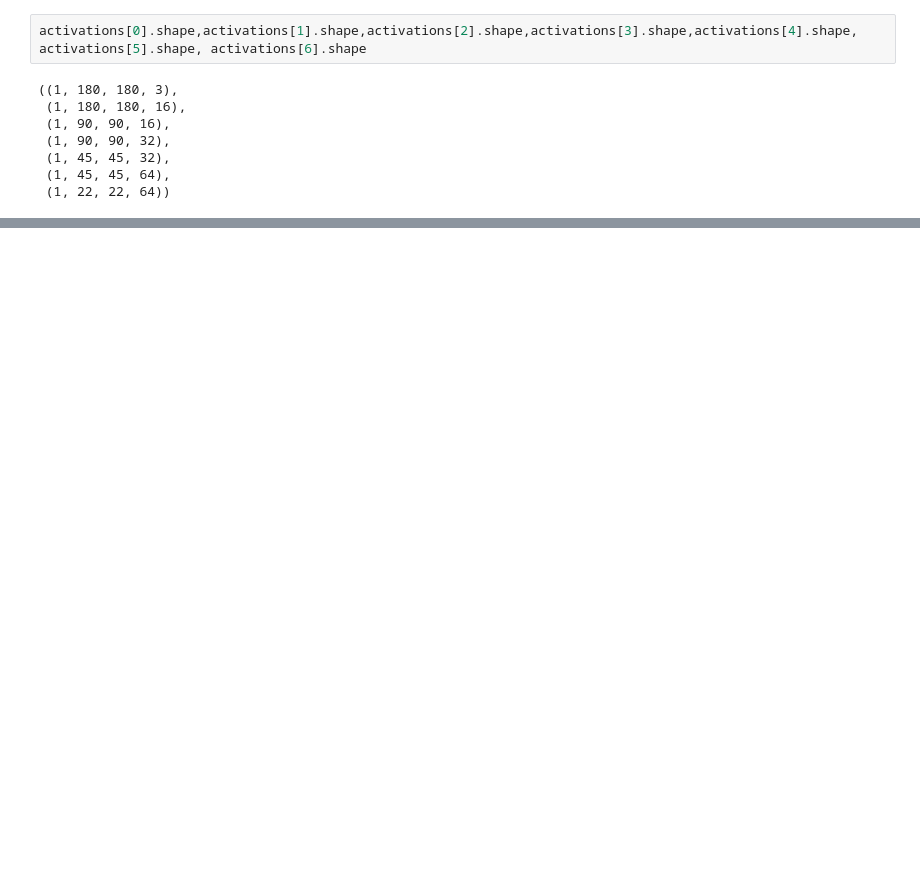
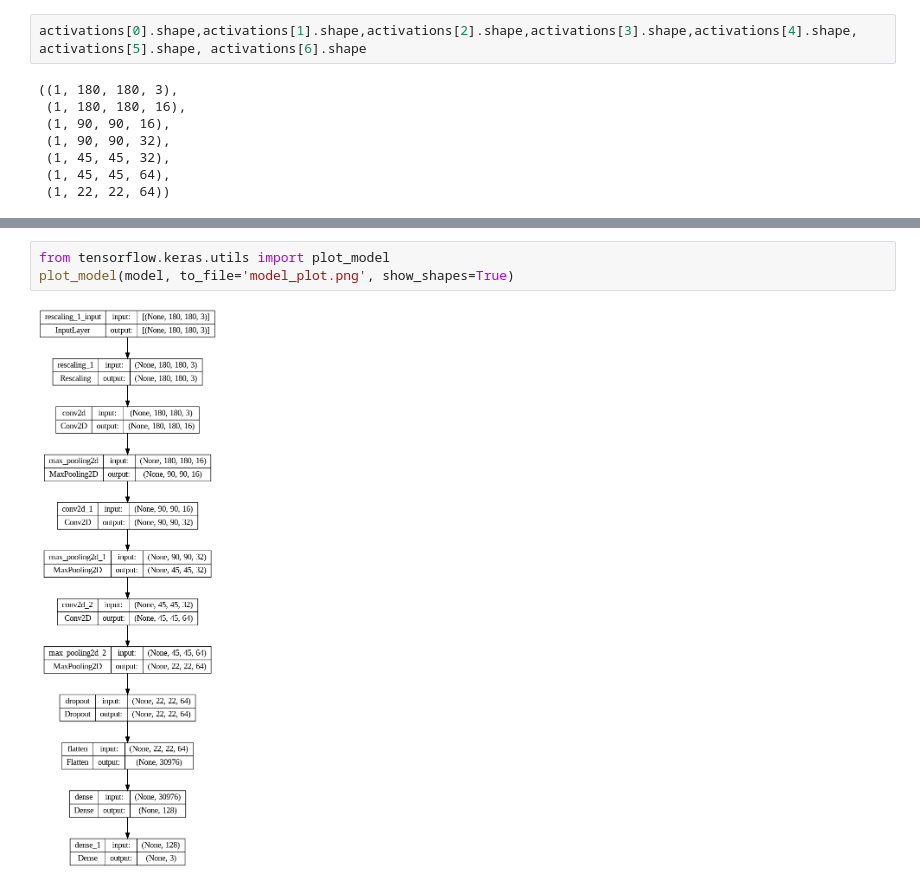
Before and after one commit to Anushka-Anjali/Dementia-Detection-with-Activation-Function, a Jupyter notebook: Dementia_detection_Activation_Function.ipynb, the cells around one changed output, grey strips where cells are left out. Saved outputs shown, nothing was run; the diff lists cells and outputs as text; blank space fills up the shorter version.

```diff
--- a/Dementia_detection_Activation_Function.ipynb
+++ b/Dementia_detection_Activation_Function.ipynb
@@ -683,0 +684,5 @@ conv_outputs shape after relu: (45, 45, 64)
+# %%
+from tensorflow.keras.utils import plot_model
+plot_model(model, to_file='model_plot.png', show_shapes=True)
+# %% [output]
+[figure, added]
```
Also changed, not shown: parts of 11 cells of this notebook.
